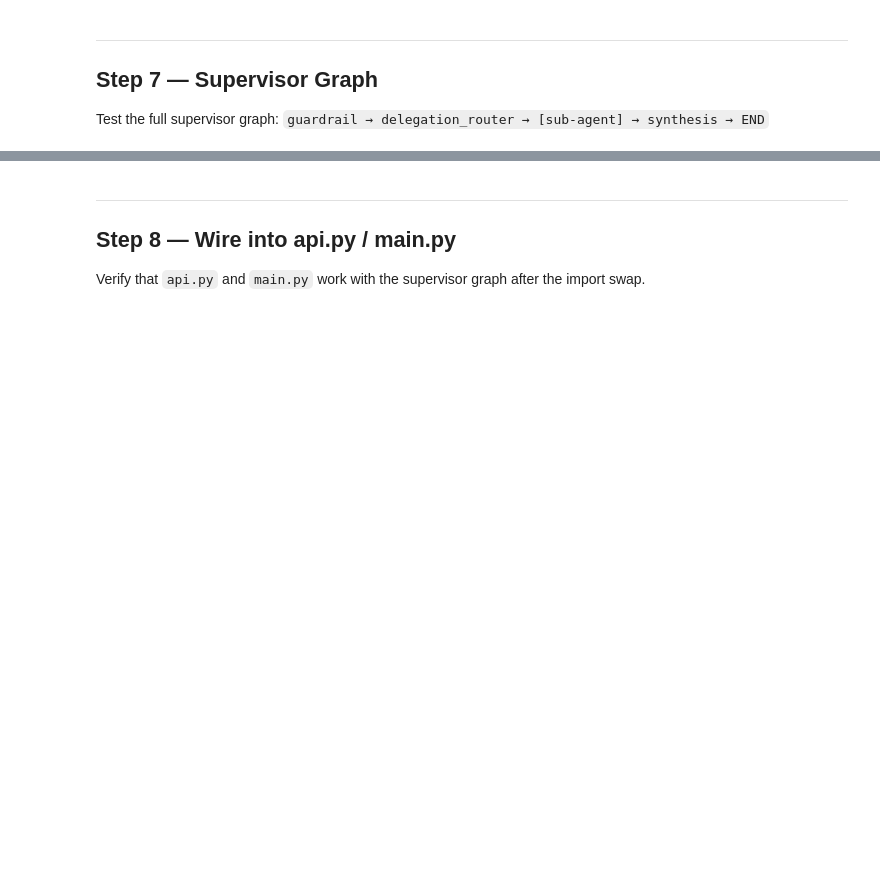
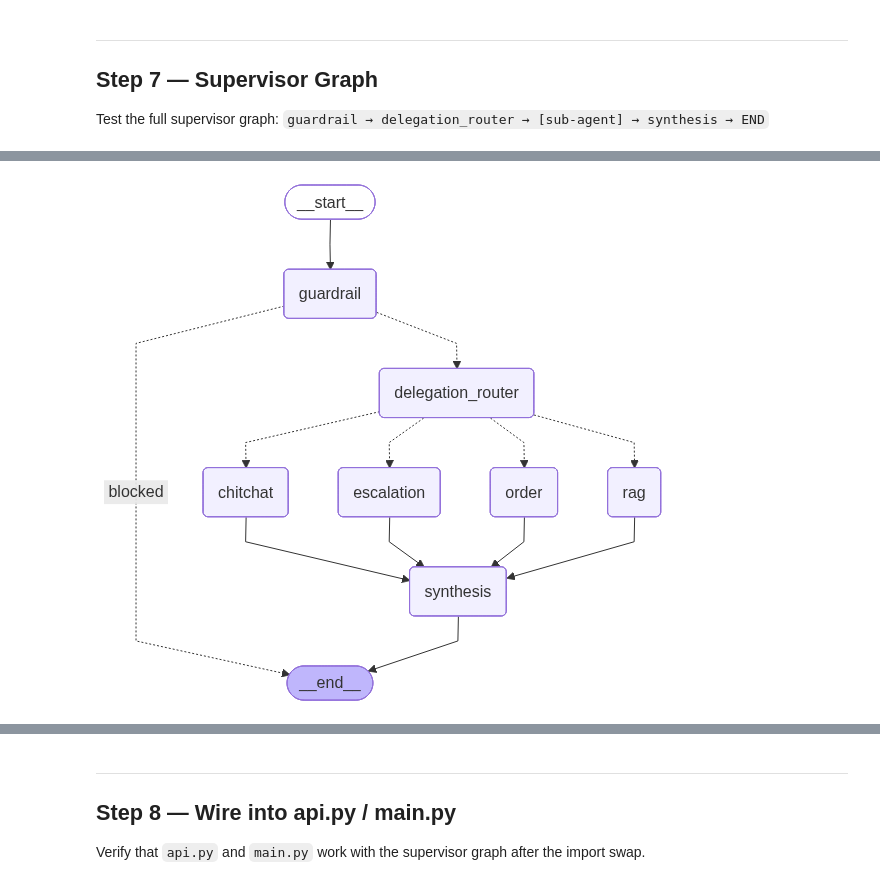
Before and after one commit to Debasis5/Agentic-RAG-Shopping-Assistant-Multi, a Jupyter notebook: notebooks/test_notebook_multi.ipynb, the cells around one changed output, grey strips where cells are left out. Cells and saved outputs as stored; diff of their text form; code cells hidden in the pictures; blank space fills up the shorter version.

```diff
--- a/notebooks/test_notebook_multi.ipynb
+++ b/notebooks/test_notebook_multi.ipynb
@@ -202,3 +311,7 @@ print("Supervisor graph compiled OK:", supervisor)
+# %%
+supervisor
+# %% [output]
+[figure, added]
 # %%
 # End-to-end test: all paths through the supervisor
 e2e_test_cases = [
```
Also changed, not shown: parts of 20 cells of this notebook, 15 other files.
